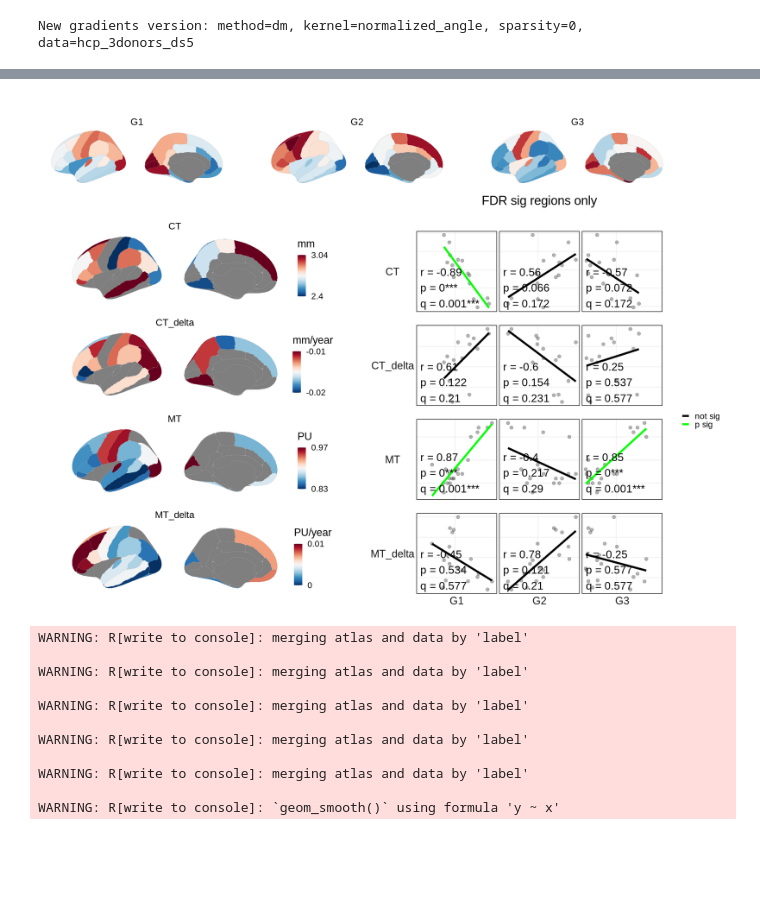
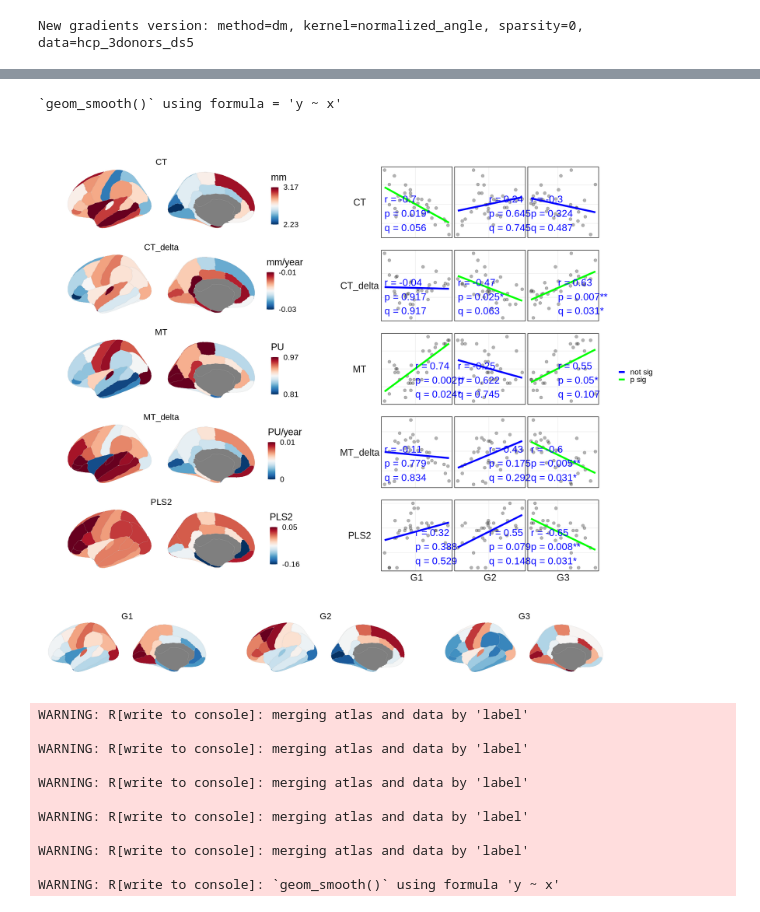
Before and after one commit to richardajdear/AHBA_gradients, a Jupyter notebook: notebooks/MT_whitakervertes.ipynb, the cells around one changed output, grey strips where cells are left out. Drawn from its saved outputs; the diff is of its cells as text; code cells hidden in the pictures; blank space fills up the shorter version.

```diff
--- a/notebooks/MT_whitakervertes.ipynb
+++ b/notebooks/MT_whitakervertes.ipynb
@@ -33,0 +45,4 @@ dm_hcp_3d_ds5.clean_scores().to_csv("../outputs/ahba_axes_3d_ds5.csv")
+# %%
+matched_genes = np.intersect1d(weights.index, ctmt_pls2.index)
+mask = np.isin(weights.index, matched_genes)
+pls2_matched = ctmt_pls2.loc[matched_genes].values.squeeze()
@@ -44,22 +228,23 @@ dm_hcp_3d_ds5.clean_scores().to_csv("../outputs/ahba_axes_3d_ds5.csv")
 # %%
 from statsmodels.stats.multitest import multipletests
 
-ct_mt = (pd.read_csv("../data/whitakervertes2016_table.csv",index_col=0)
+ct_mt = (pd.read_csv("../data/whitakervertes2016_complete.csv",index_col=0)
          .query('hemi=="l"')
-         .assign(
-            CT_q = lambda x: multipletests(x['CT_p'], method='fdr_bh')[1],
-            MT_q = lambda x: multipletests(x['MT_p'], method='fdr_bh')[1]
-         )
-         .assign(
-            CT = lambda x: np.where(x['CT_q']>0.05, np.nan, x['CT']),
-            CT_delta = lambda x: np.where(x['CT_q']>0.05, np.nan, x['CT_delta']),
-            MT = lambda x: np.where(x['MT_q']>0.05, np.nan, x['MT']),
-            MT_delta = lambda x: np.where(x['MT_q']>0.05, np.nan, x['MT_delta'])
-            )
+         # .assign(
+         #    CT_q = lambda x: multipletests(x['CT_p'], method='fdr_bh')[1],
+         #    MT_q = lambda x: multipletests(x['MT_p'], method='fdr_bh')[1]
+         # )
+         # .assign(
+         #    CT = lambda x: np.where(x['CT_q']>0.05, np.nan, x['CT']),
+         #    CT_delta = lambda x: np.where(x['CT_q']>0.05, np.nan, x['CT_delta']),
+         #    MT = lambda x: np.where(x['MT_q']>0.05, np.nan, x['MT']),
+         #    MT_delta = lambda x: np.where(x['MT_q']>0.05, np.nan, x['MT_delta'])
+         #    )
          .assign(
             CT_delta = lambda x: x['CT_delta']/1000,
             MT_delta = lambda x: x['MT_delta']/1000
          )
          .set_index('label')
-         .loc[:,['CT','CT_delta','MT','MT_delta']]
+         .loc[:,['CT','CT_delta','MT','MT_delta', 'PLS2']]
 )
+ct_mt
@@ -70,24 +274,26 @@ ct_mt_scatter = (ct_mt
     .melt(ignore_index=False, id_vars=['map','map_score'], var_name='G', value_name='G_score')
 )
 # %%
-ct_mt_null_p = (corr_nulls_from_grads(dk_null_grads, dk_scores, ct_mt, method='pearsonr')
+ct_mt_null_p = (corr_nulls_from_grads(dk_null_grads, dk_scores, ct_mt, method='pearsonr', reindex=False)
                 .join(ct_mt_scatter.groupby(['map','G']).min(), on=('map','G'))
                 .rename({'map_score':'y', 'G_score':'x'},axis=1)
 )
 # %%
-%%R -i dk_scores -i ct_mt -i ct_mt_scatter -i ct_mt_null_p -w 20 -h 15 --units in -r 100
+%%R -i dk_scores -i ct_mt -i ct_mt_scatter -i ct_mt_null_p -w 20 -h 18 --units in -r 100
 source("../code/plot_maps.R")
+source("../code/brainPlots.R")
 ct <- plot_maps_dk(ct_mt %>% select(CT), colorscale='absolute',name='mm')
 mt <- plot_maps_dk(ct_mt %>% select(MT), colorscale='absolute',name='PU')
 ct_delta <- plot_maps_dk(ct_mt %>% select(CT_delta), colorscale='absolute',name='mm/year')
 mt_delta <- plot_maps_dk(ct_mt %>% select(MT_delta), colorscale='absolute',name='PU/year')
+pls2 <- plot_maps_dk(ct_mt %>% select(PLS2), colorscale='absolute',name='PLS2')
 
 g0 <- plot_dk_wide(dk_scores) + guides(fill='none')
-g <- plot_maps_scatter(ct_mt_scatter, ct_mt_null_p) +
-    theme(panel.border=element_rect(fill=NA), panel.spacing.y=unit(2,'lines')) +
-    ggtitle('FDR sig regions only')
+g <- plot_maps_scatter_explore(ct_mt_scatter, ct_mt_null_p) +
+    theme(panel.border=element_rect(fill=NA), panel.spacing.y=unit(2,'lines'))
+    # ggtitle('FDR sig regions only')
 
-(g0 / ((ct / ct_delta / mt / mt_delta) | g) + plot_layout(heights=c(1,5))) &
+(((ct / ct_delta / mt / mt_delta / pls2) | g) / g0 + plot_layout(heights=c(5,1))) &
 theme(legend.position='right', text=element_text(size=22), strip.text=element_text(size=22))
 # %% [output]
 WARNING: R[write to console]: merging atlas and data by 'label'
@@ -104,4 +310,5 @@ WARNING: R[write to console]: `geom_smooth()` using formula 'y ~ x'
+`geom_smooth()` using formula = 'y ~ x'
-[figure, old version]
+[figure, new version]
 # %%
 %%R -i dk_scores -i ct_mt -i ct_mt_scatter -i ct_mt_null_p -w 20 -h 15 --units in -r 100
 source("../code/plot_maps.R")
```
Also changed, not shown: parts of 21 cells of this notebook, 21 other files.
